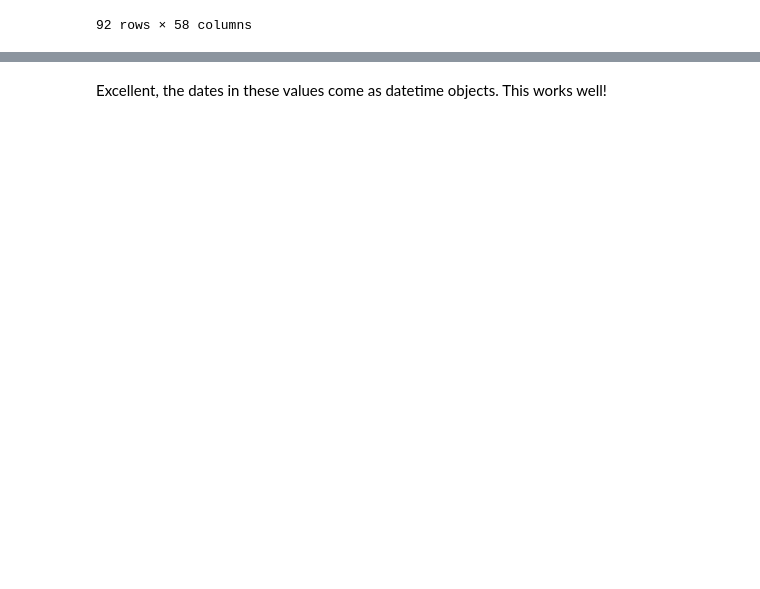
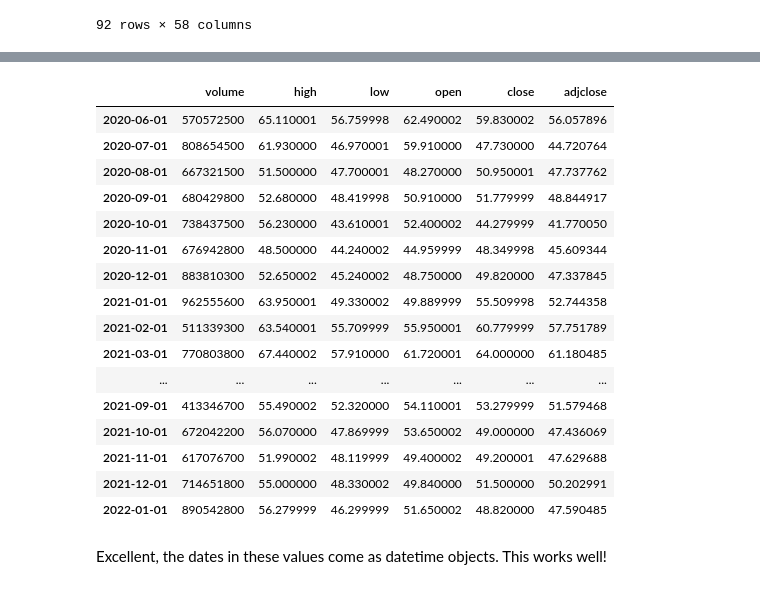
Before and after one commit to BenAltermatt/fundamental-analysis, a Jupyter notebook: data-preparation.ipynb, the cells around one changed output, grey strips where cells are left out. Cells and saved outputs as stored; diff of their text form; code cells hidden in the pictures; blank space fills up the shorter version.

```diff
--- a/data-preparation.ipynb
+++ b/data-preparation.ipynb
@@ -283,2 +312,22 @@ Name: close, dtype: float64
+# %%
+fa.stock_data('INTC', start='1999-01-01', end='2022-01-01', interval='1mo')[-20:]
+# %% [output]
+|  | volume | high | low | open | close | adjclose |
+| 2020-06-01 | 570572500 | 65.110001 | 56.759998 | 62.490002 | 59.830002 | 56.057896 |
+| 2020-07-01 | 808654500 | 61.930000 | 46.970001 | 59.910000 | 47.730000 | 44.720764 |
+| 2020-08-01 | 667321500 | 51.500000 | 47.700001 | 48.270000 | 50.950001 | 47.737762 |
+| 2020-09-01 | 680429800 | 52.680000 | 48.419998 | 50.910000 | 51.779999 | 48.844917 |
+| 2020-10-01 | 738437500 | 56.230000 | 43.610001 | 52.400002 | 44.279999 | 41.770050 |
+| 2020-11-01 | 676942800 | 48.500000 | 44.240002 | 44.959999 | 48.349998 | 45.609344 |
+| 2020-12-01 | 883810300 | 52.650002 | 45.240002 | 48.750000 | 49.820000 | 47.337845 |
+| 2021-01-01 | 962555600 | 63.950001 | 49.330002 | 49.889999 | 55.509998 | 52.744358 |
+| 2021-02-01 | 511339300 | 63.540001 | 55.709999 | 55.950001 | 60.779999 | 57.751789 |
+| 2021-03-01 | 770803800 | 67.440002 | 57.910000 | 61.720001 | 64.000000 | 61.180485 |
+| ... | ... | ... | ... | ... | ... | ... |
+| 2021-09-01 | 413346700 | 55.490002 | 52.320000 | 54.110001 | 53.279999 | 51.579468 |
+| 2021-10-01 | 672042200 | 56.070000 | 47.869999 | 53.650002 | 49.000000 | 47.436069 |
+| 2021-11-01 | 617076700 | 51.990002 | 48.119999 | 49.400002 | 49.200001 | 47.629688 |
+| 2021-12-01 | 714651800 | 55.000000 | 48.330002 | 49.840000 | 51.500000 | 50.202991 |
+| 2022-01-01 | 890542800 | 56.279999 | 46.299999 | 51.650002 | 48.820000 | 47.590485 |
 # %% [markdown]
 Excellent, the dates in these values come as datetime objects. This works well!
```
Also changed, not shown: parts of 14 cells of this notebook, 4 other files.
